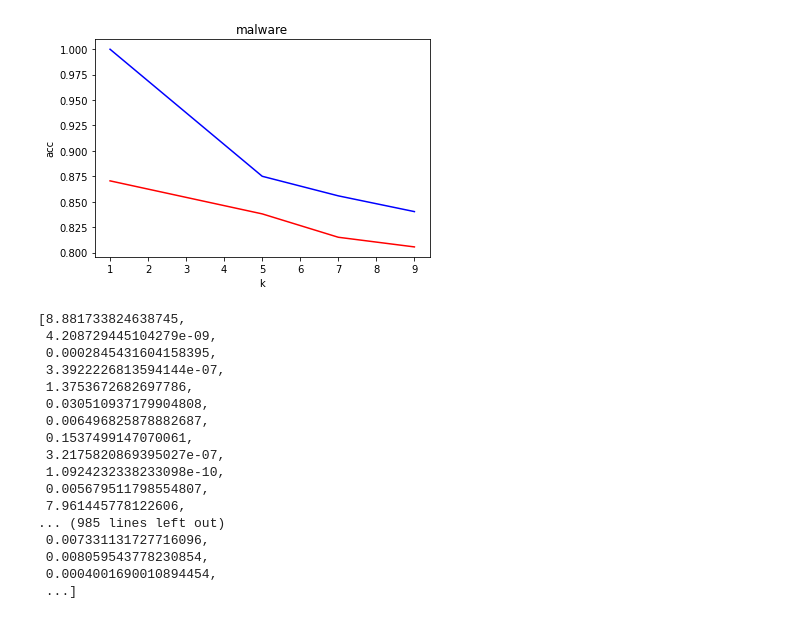
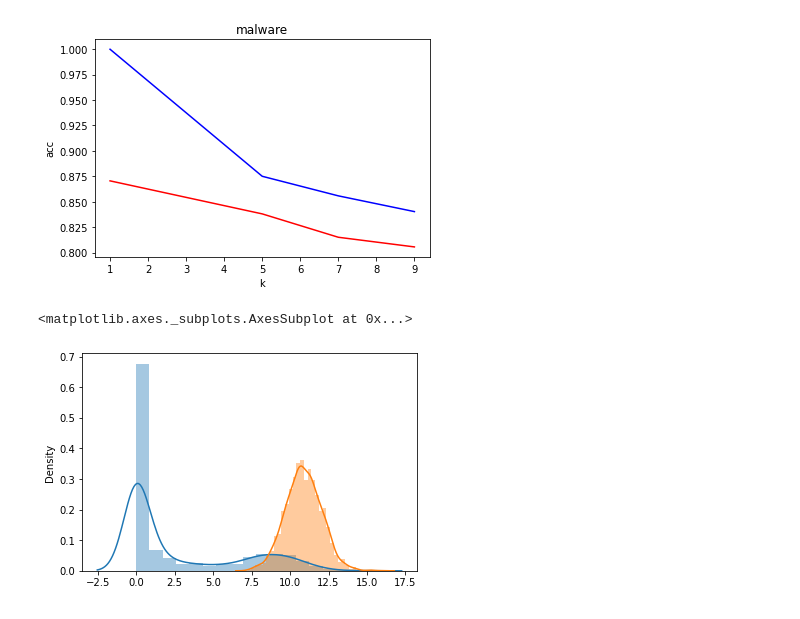
Before and after one commit to nicholasfurl/Great-Courses, a Jupyter notebook: Lesson08_nearestNeighbor_malware.ipynb, the cells around one changed output. Drawn from its saved outputs; the diff is of its cells as text; code cells hidden in the pictures.

```diff
--- a/Lesson08_nearestNeighbor_malware.ipynb
+++ b/Lesson08_nearestNeighbor_malware.ipynb
@@ -217,24 +218,29 @@ def getmins(mat1,mat2):
 mat1 = np.array(traindat[:m])
 mat2 = np.array(testdat)
 
+#unscrambled!
+#Get list of distances to nearest neighbor for each test item
 dat = getmins(mat1,mat2)
 
-dat
+#Scrambled!
+#Loop through features (columns) in training data
+#{train is 4000(observations)*486(features)}
+for i in range(mat1.shape[1]):
+
+  #shuffle the rows of that feature
+  np.random.shuffle(mat1[:,i])
+  #test has same number of features so can shuffle test here too
+  np.random.shuffle(mat2[:,i])
+
+#get list of distances to nearest neighbor for scrambled too
+scr = getmins(mat1,mat2)
-# %% [output]
-[8.881733824638745,
- 4.208729445104279e-09,
- 0.0002845431604158395,
- 3.3922226813594144e-07,
- 1.3753672682697786,
- 0.030510937179904808,
- 0.006496825878882687,
- 0.1537499147070061,
- 3.2175820869395027e-07,
- 1.0924232338233098e-10,
- 0.005679511798554807,
- 7.961445778122606,
-... (985 lines left out)
- 0.007331131727716096,
- 0.008059543778230854,
- 0.0004001690010894454,
- ...]
+# %%
+#Now my favorite part - learn to do histograms in Python!
+import seaborn as sns
+
+# sns.set_style('darkgrid')
+sns.distplot(dat)
+sns.distplot(scr)
+# %% [output]
+<matplotlib.axes._subplots.AxesSubplot at 0x...>
+[figure, added]
```
Also changed, not shown: parts of 1 cell of this notebook.
